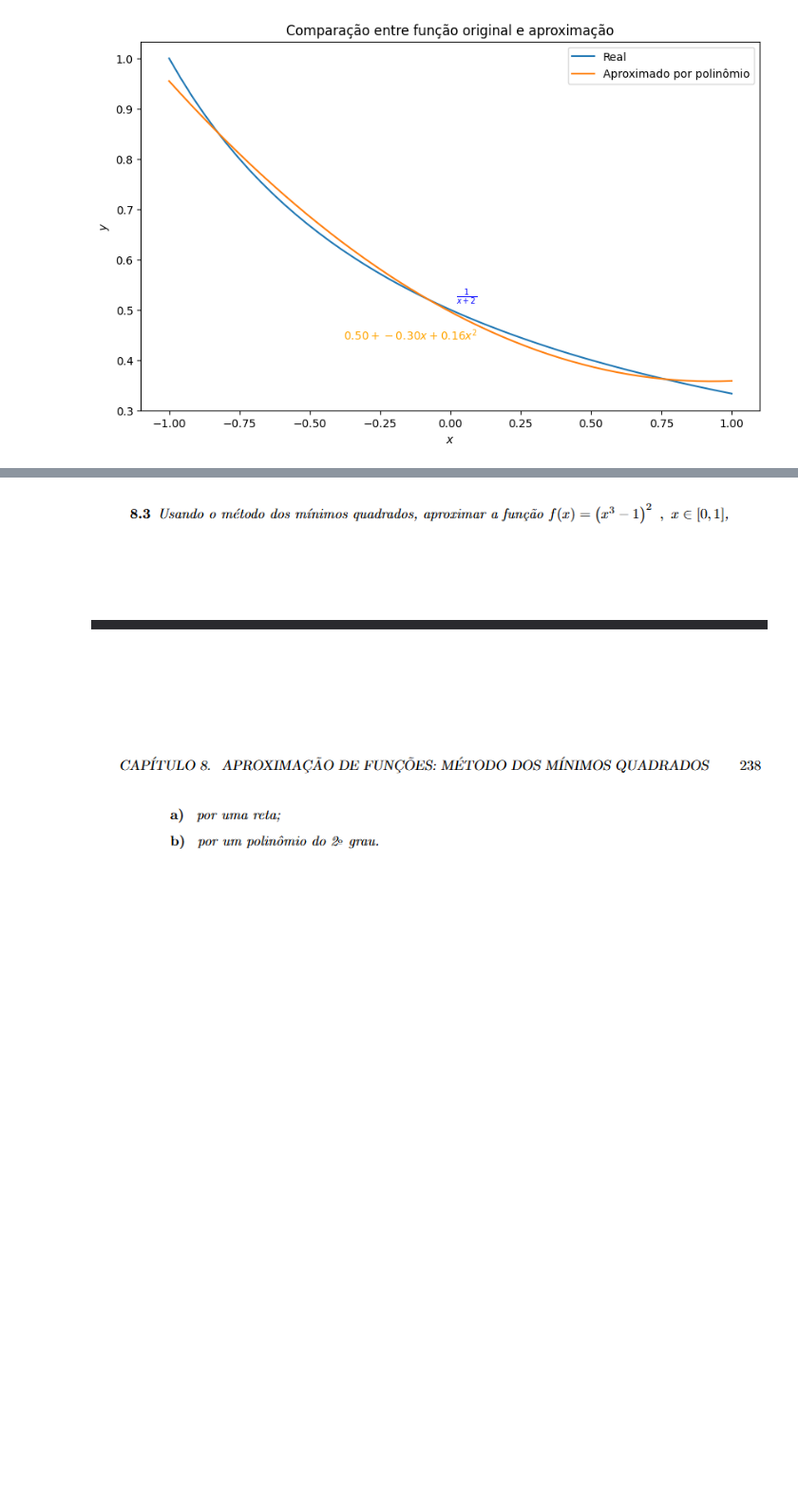
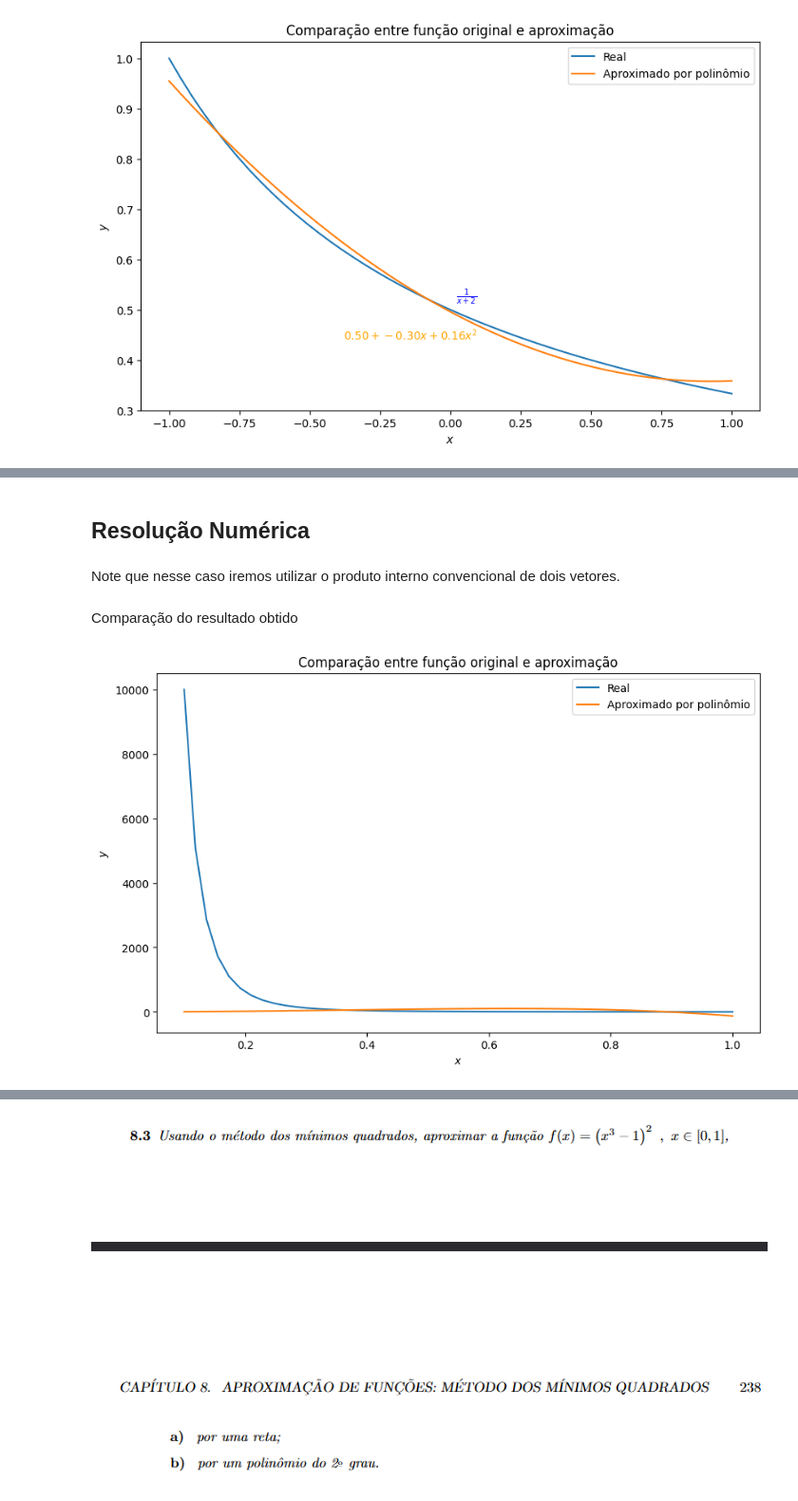
Before and after one commit to GuiCT/an-num, a Jupyter notebook: listas/2025_10_20.ipynb, the cells around one changed output, grey strips where cells are left out. Shown at 95% size. Cells and saved outputs as stored; diff of their text form; code cells hidden in the pictures; blank space fills up the shorter version.

```diff
--- a/listas/2025_10_20.ipynb
+++ b/listas/2025_10_20.ipynb
@@ -57,0 +114,47 @@ plt.show()
+# %% [markdown]
+## Resolução Numérica
+# %% [markdown]
+Note que nesse caso iremos utilizar o produto interno convencional de dois vetores.
+# %%
+fx82 = lambda x: 1 / (x ** 4)
+
+# Não permitindo x igual a zero.
+x82 = np.linspace(0.1, 1, M)
+y82 = fx82(x82)
+e0_82 = np.power(x82, 2)
+e1_82 = np.power(x82, 4)
+e_82 = [e0_82, e1_82]
+n_82 = len(e_82)
+
+# Matriz de produtos internos
+C_82 = np.zeros((n_82, n_82), dtype=np.float64)
+for i in range(n_82):
+    for j in range(n_82 - 1, i - 1, -1):
+        val = np.dot(e_82[i], e_82[j])
+        C_82[i, j] = val
+        if i != j:
+            C_82[j, i] = val
+
+# Vetor de produtos internos
+b_82 = np.zeros((n_82,), dtype=np.float64)
+for i in range(n_82):
+    b_82[i] = np.dot(y82, e_82[i])
+
+# Resolução do sistema linear
+a_82 = np.linalg.solve(C_82, b_82)
+# %% [markdown]
+Comparação do resultado obtido
+# %%
+poly82 = lambda x: a_82[0] * x ** 2 + a_82[1] * x ** 4
+poly82_vals = poly82(x82)
+
+fig, ax = plt.subplots(figsize=(10, 6))
+ax.plot(x82, y82, label="Real")
+ax.plot(x82, poly82_vals, label="Aproximado por polinômio")
+ax.set_xlabel("$x$")
+ax.set_ylabel("$y$")
+ax.legend()
+ax.set_title("Comparação entre função original e aproximação")
+plt.show()
+# %% [output]
+[figure, added]
```
Also changed, not shown: parts of 60 cells of this notebook.
